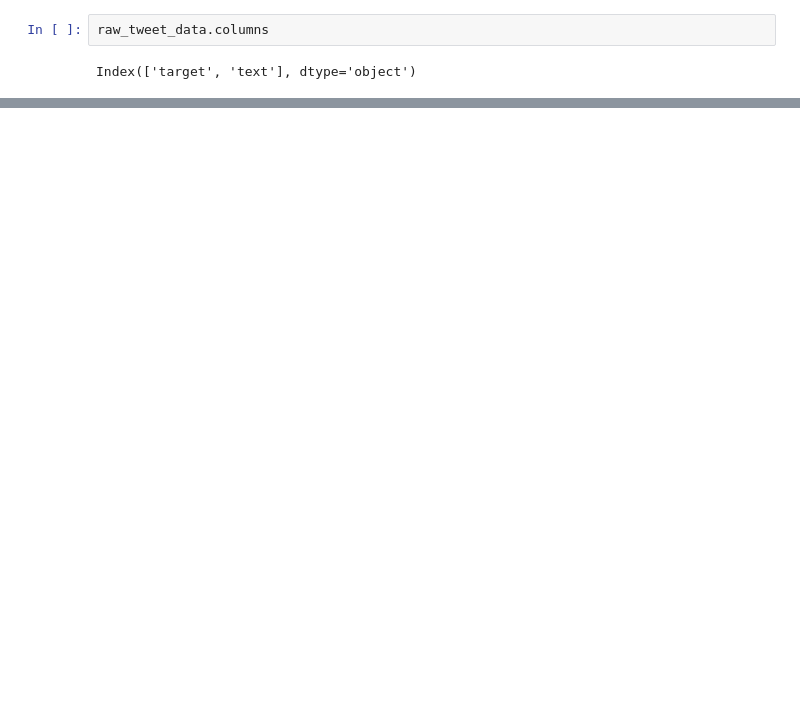
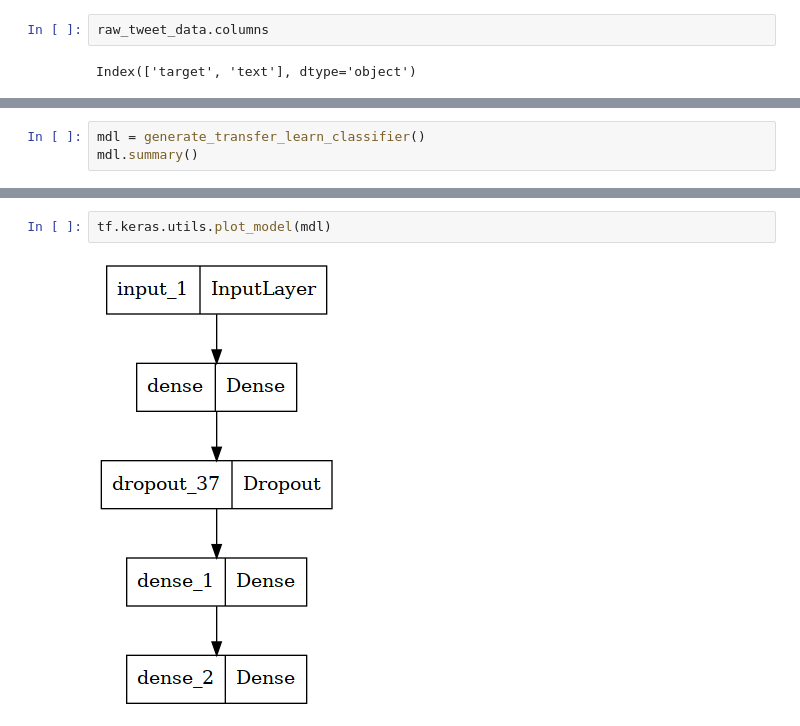
Before and after one commit to lattiric/ML_NN_Proj_02, a Jupyter notebook: transfer_learn.ipynb, the cells around one changed output, grey strips where cells are left out. Cells and saved outputs as stored; diff of their text form; blank space fills up the shorter version.

```diff
--- a/transfer_learn.ipynb
+++ b/transfer_learn.ipynb
@@ -24,0 +31,3 @@ Index(['target', 'text'], dtype='object')
+# %%
+mdl = generate_transfer_learn_classifier()
+mdl.summary()
@@ -24,0 +54,4 @@ Index(['target', 'text'], dtype='object')
+# %%
+tf.keras.utils.plot_model(mdl)
+# %% [output]
+[figure, added]
```
Also changed, not shown: parts of 18 cells of this notebook, 1 other file.
